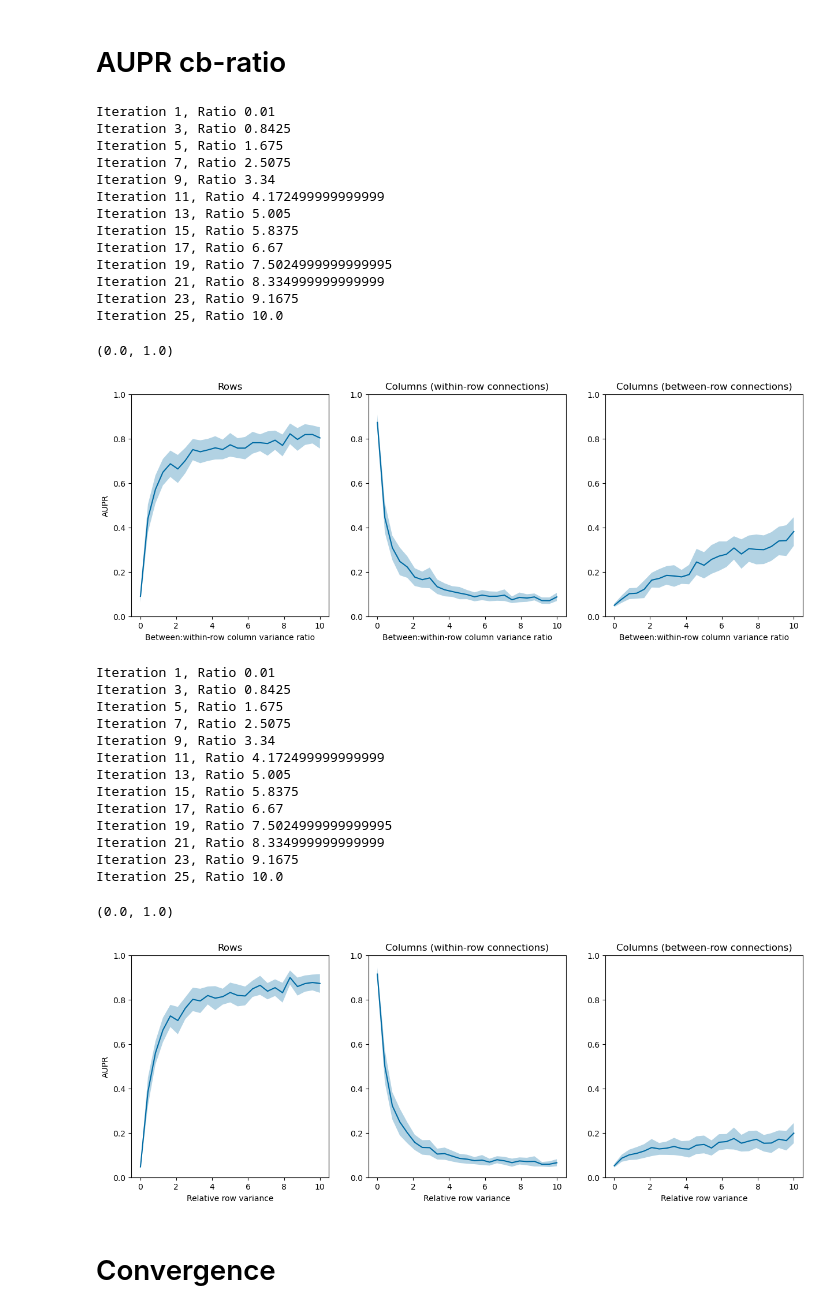
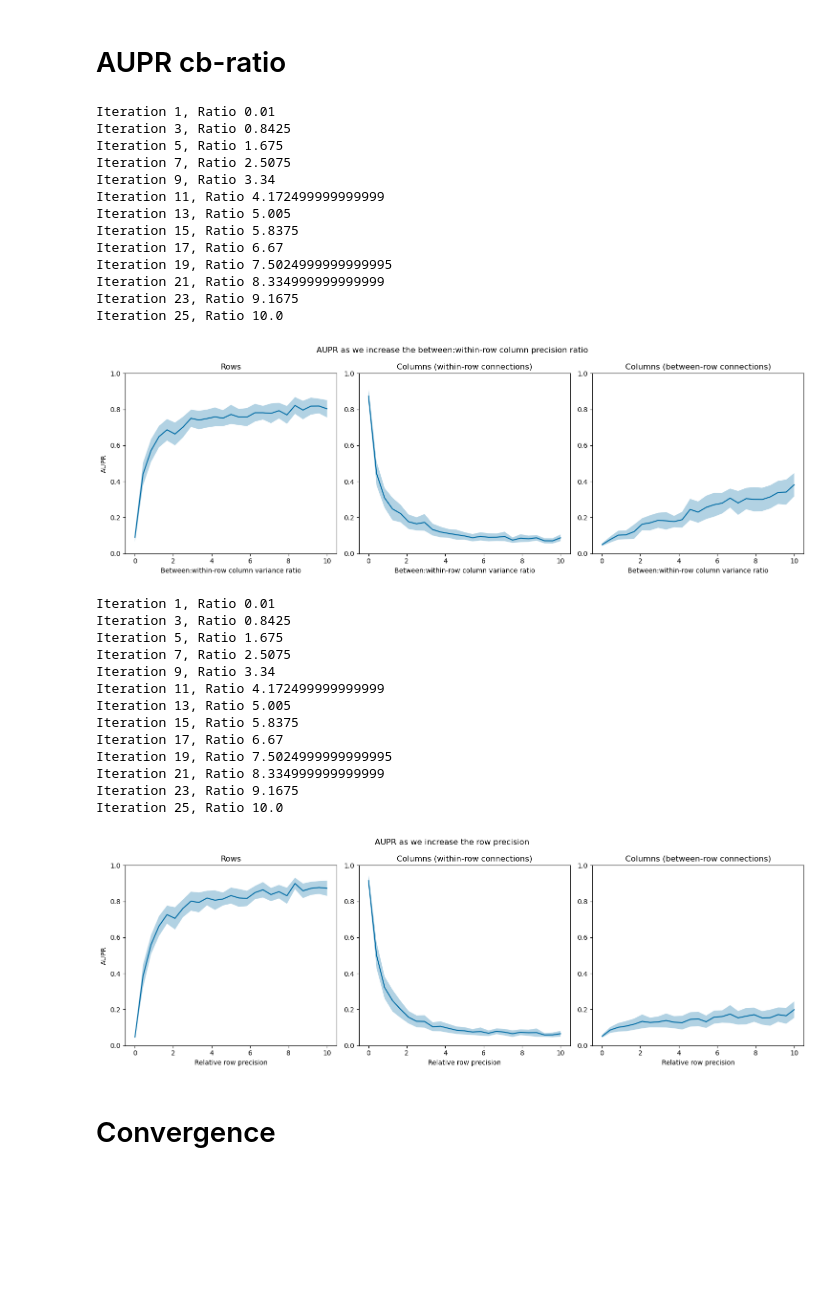
Before and after one commit to BaileyAndrew/Strong-Product-Model, a Jupyter notebook: synthetic.ipynb, the cells around one changed output. Cells and saved outputs as stored; diff of their text form; code cells hidden in the pictures; blank space fills up the shorter version.

Commit message:
First 500 node synthetic experiments

```diff
--- a/synthetic.ipynb
+++ b/synthetic.ipynb
@@ -770,36 +988,37 @@ ax2.fill_between(
     np.array(aus_2w) - np.sqrt(np.array(aus_2w_var)),
     np.array(aus_2w) + np.sqrt(np.array(aus_2w_var)),
     alpha=0.3
 )
 ax3.fill_between(
     cb_ratios,
     np.array(aus_2b) - np.sqrt(np.array(aus_2b_var)),
     np.array(aus_2b) + np.sqrt(np.array(aus_2b_var)),
     alpha=0.3
 )
 
 ax1.set_ylim(0, 1)
 ax2.set_ylim(0, 1)
 ax3.set_ylim(0, 1)
 
-fig.suptitle("AUPR as we increase the between:within-row column variance ratio")
+fig.suptitle("AUPR as we increase the between:within-row column precision ratio")
 fig.tight_layout()
+
+fig.savefig('./out_figs/synthetic/bw-ratio-change.pdf', bbox_inches="tight")
 # %% [output]
 Iteration 1, Ratio 0.01
 Iteration 3, Ratio 0.8425
 Iteration 5, Ratio 1.675
 Iteration 7, Ratio 2.5075
 Iteration 9, Ratio 3.34
 Iteration 11, Ratio 4.172499999999999
 Iteration 13, Ratio 5.005
 Iteration 15, Ratio 5.8375
 Iteration 17, Ratio 6.67
 Iteration 19, Ratio 7.5024999999999995
 Iteration 21, Ratio 8.334999999999999
 Iteration 23, Ratio 9.1675
 Iteration 25, Ratio 10.0
-(0.0, 1.0)
-[figure, old version]
+[figure, new version]
 # %%
 random.seed(SEED)
 np.random.seed(SEED)
@@ -848,9 +1067,9 @@ ax2.plot(row_ratios, aus_2w, label="Columns (within-row connections)")
 ax2.set_title("Columns (within-row connections)")
 ax3.plot(row_ratios, aus_2b, label="Columns (between-row connections)")
 ax3.set_title("Columns (between-row connections)")
-ax1.set_xlabel("Relative row variance")
-ax2.set_xlabel("Relative row variance")
-ax3.set_xlabel("Relative row variance")
+ax1.set_xlabel("Relative row precision")
+ax2.set_xlabel("Relative row precision")
+ax3.set_xlabel("Relative row precision")
 ax1.set_ylabel("AUPR")
 
 ax1.fill_between(
@@ -876,8 +1095,10 @@ ax1.set_ylim(0, 1)
 ax2.set_ylim(0, 1)
 ax3.set_ylim(0, 1)
 
-fig.suptitle("AUPR as we increase the row variance")
+fig.suptitle("AUPR as we increase the row precision")
 fig.tight_layout()
+
+fig.savefig('./out_figs/synthetic/row-precision-increase.pdf', bbox_inches="tight")
 # %% [output]
 Iteration 1, Ratio 0.01
 Iteration 3, Ratio 0.8425
@@ -892,8 +1113,7 @@ Iteration 19, Ratio 7.5024999999999995
 Iteration 21, Ratio 8.334999999999999
 Iteration 23, Ratio 9.1675
 Iteration 25, Ratio 10.0
-(0.0, 1.0)
-[figure, old version]
+[figure, new version]
 # %% [markdown]
 # Convergence
 # %%
```
Also changed, not shown: parts of 14 cells of this notebook, 14 other files.
